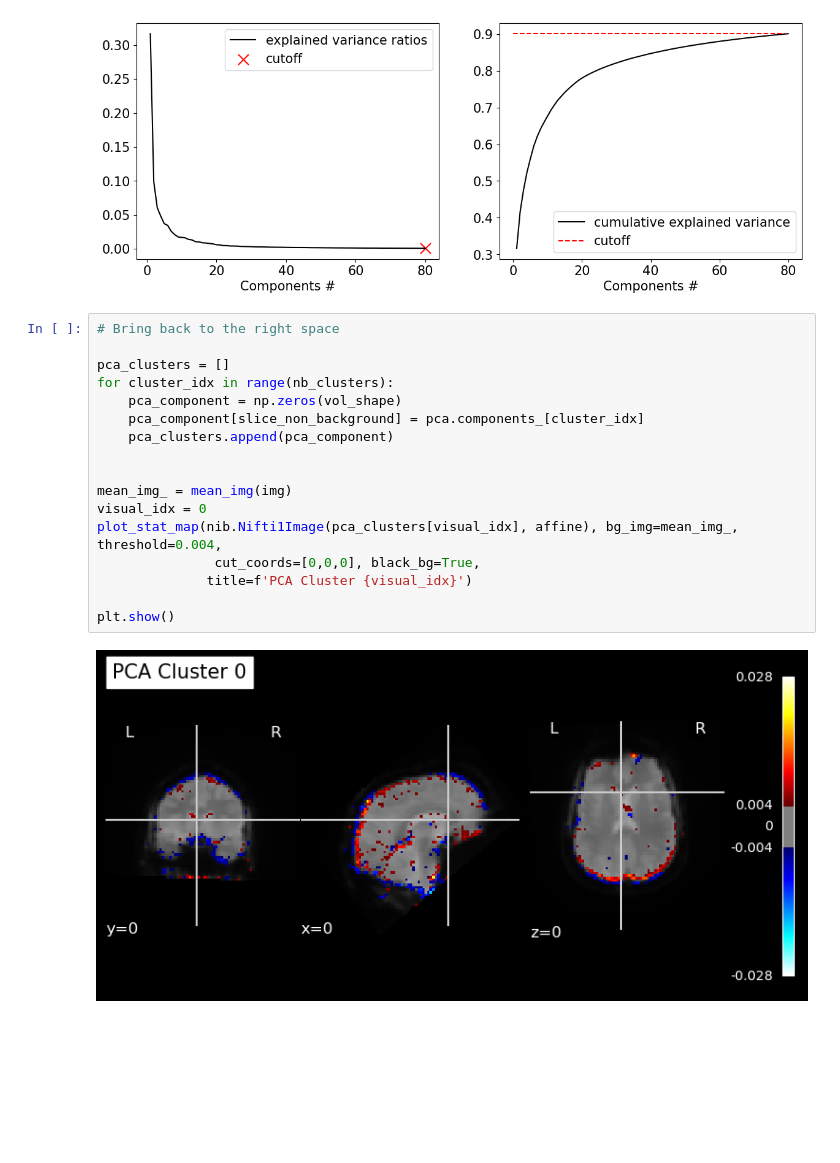
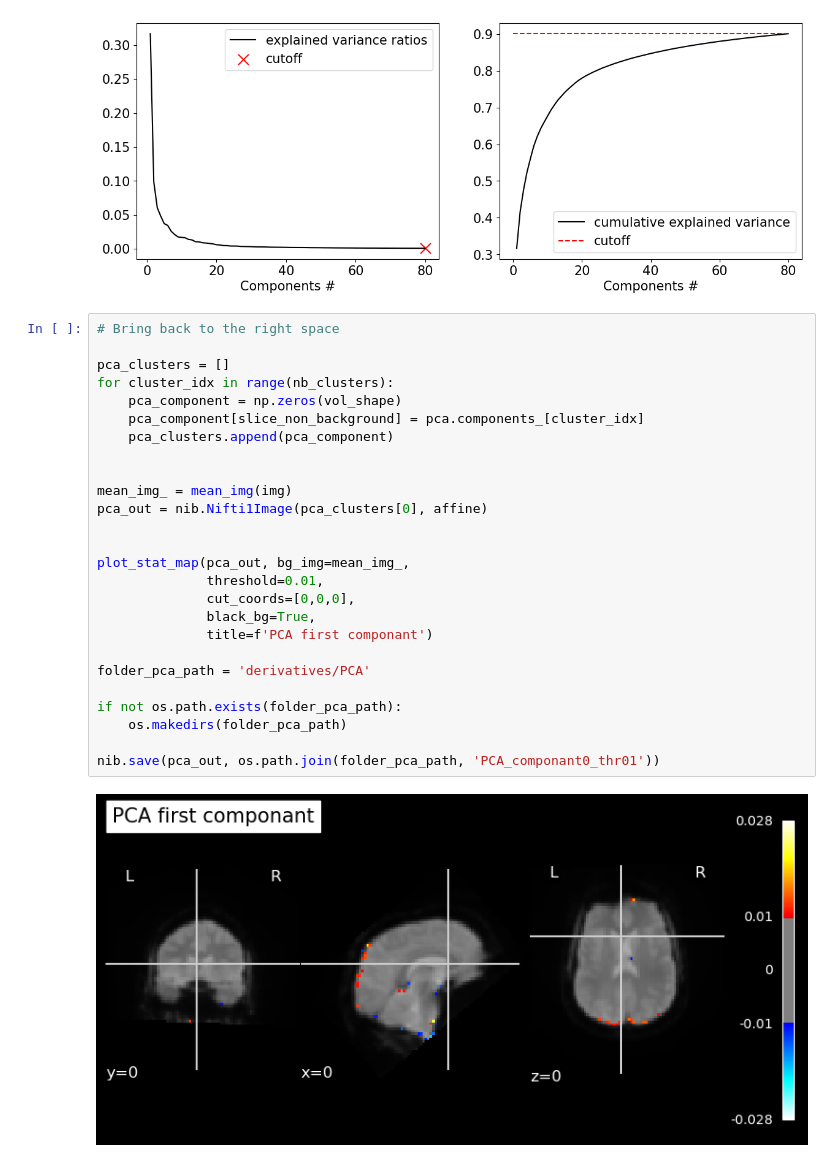
Before and after one commit to loufourneaux/project_1_nssp, a Jupyter notebook: PCA.ipynb, the cells around one changed output. Drawn from its saved outputs; the diff is of its cells as text; blank space fills up the shorter version.

```diff
--- a/PCA.ipynb
+++ b/PCA.ipynb
@@ -76,19 +72,28 @@ for k in range(2):
 # %%
 # Bring back to the right space
 
 pca_clusters = []
 for cluster_idx in range(nb_clusters):
     pca_component = np.zeros(vol_shape)
     pca_component[slice_non_background] = pca.components_[cluster_idx]
     pca_clusters.append(pca_component)
 
 
 mean_img_ = mean_img(img)
-visual_idx = 0
-plot_stat_map(nib.Nifti1Image(pca_clusters[visual_idx], affine), bg_img=mean_img_, threshold=0.004,
-               cut_coords=[0,0,0], black_bg=True,
-              title=f'PCA Cluster {visual_idx}')
+pca_out = nib.Nifti1Image(pca_clusters[0], affine)
 
-plt.show()
+
+plot_stat_map(pca_out, bg_img=mean_img_,
+              threshold=0.01,
+              cut_coords=[0,0,0],
+              black_bg=True,
+              title=f'PCA first componant')
+
+folder_pca_path = 'derivatives/PCA'
+
+if not os.path.exists(folder_pca_path):
+    os.makedirs(folder_pca_path)
+
+nib.save(pca_out, os.path.join(folder_pca_path, 'PCA_componant0_thr01'))
 # %% [output]
-[figure, old version]
+[figure, new version]
```
Also changed, not shown: parts of 1 cell of this notebook, 1 other file.
